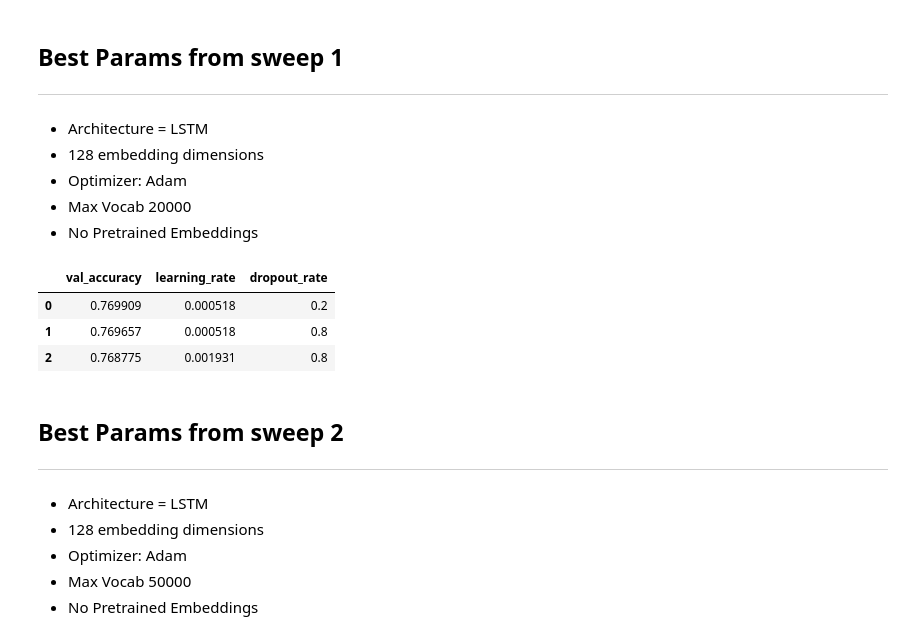
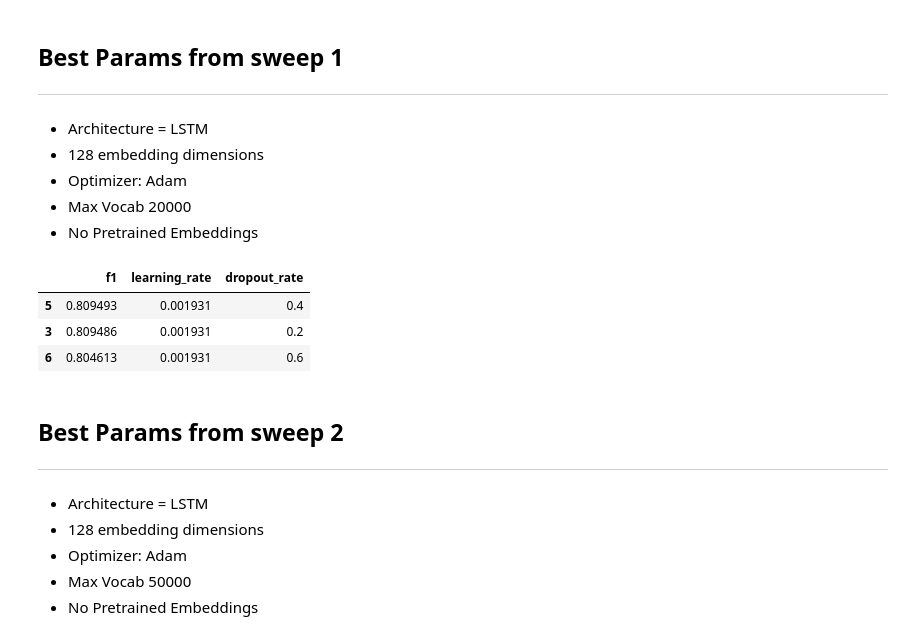
Before and after one commit to jacobh310/food_nlp, a Jupyter notebook: data_cleaning_exploration_model_building/Model Building_V2.ipynb, the cells around one changed output. Saved outputs shown, nothing was run; the diff lists cells and outputs as text; code cells hidden in the pictures.

```diff
--- a/data_cleaning_exploration_model_building/Model Building_V2.ipynb
+++ b/data_cleaning_exploration_model_building/Model Building_V2.ipynb
@@ -637,12 +637,12 @@ sweep5 = pd.read_csv('https://raw.githubusercontent.com/jacobh310/food_nlp/maste
 - Max Vocab 20000
 - No Pretrained Embeddings
 # %%
-sweep1[['val_accuracy','learning_rate','dropout_rate']].head(3)
+sweep1[['f1','learning_rate','dropout_rate']].sort_values('f1',ascending=False).head(3)
 # %% [output]
-|  | val_accuracy | learning_rate | dropout_rate |
-| 0 | 0.769909 | 0.000518 | 0.2 |
-| 1 | 0.769657 | 0.000518 | 0.8 |
-| 2 | 0.768775 | 0.001931 | 0.8 |
+|  | f1 | learning_rate | dropout_rate |
+| 5 | 0.809493 | 0.001931 | 0.4 |
+| 3 | 0.809486 | 0.001931 | 0.2 |
+| 6 | 0.804613 | 0.001931 | 0.6 |
 # %% [markdown]
 ## Best Params from sweep 2
 ---
```
Also changed, not shown: parts of 5 cells of this notebook, 8 other files.
